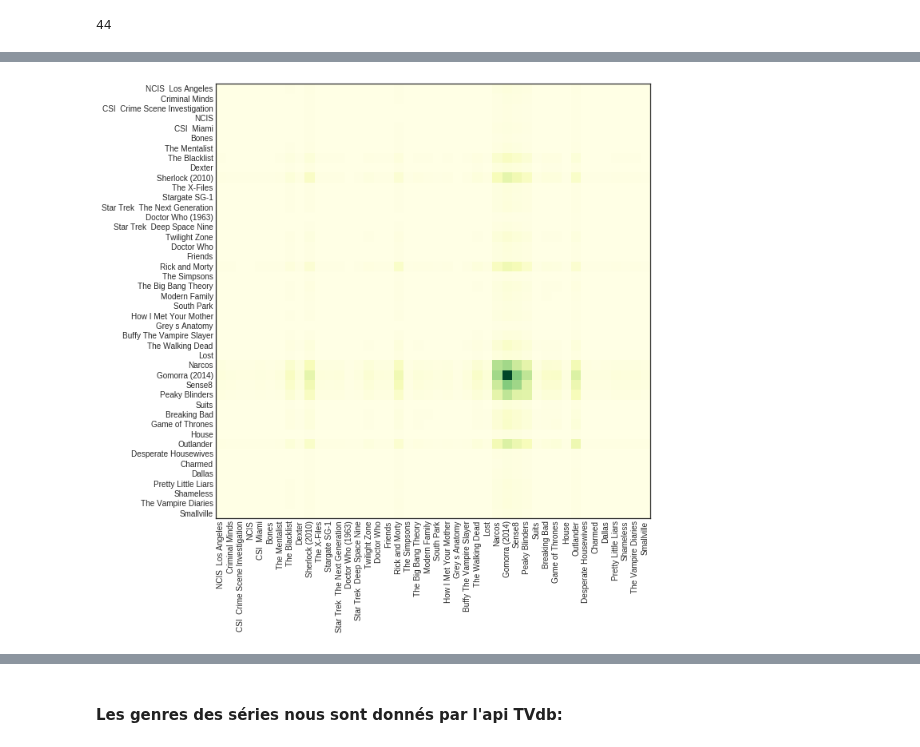
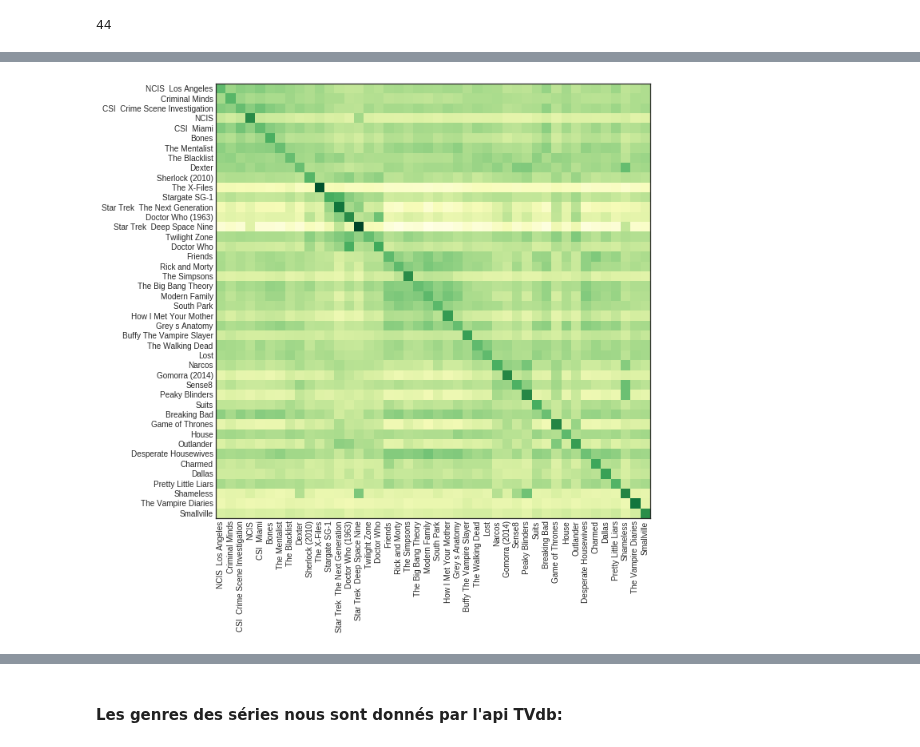
Before and after one commit to ismaelbonneau/movie_recommender, a Jupyter notebook: similarities.ipynb, the cells around one changed output, grey strips where cells are left out. Saved outputs shown, nothing was run; the diff lists cells and outputs as text; code cells hidden in the pictures.

```diff
--- a/similarities.ipynb
+++ b/similarities.ipynb
@@ -58,24 +125,10 @@ Nous construisons une matrice de similarité entre séries, de manière à indiq
 # %%
-tfidf_vect = TfidfVectorizer(analyzer='word', token_pattern=r'\w{1,}', max_features=1000)
+tfidf_vect = TfidfVectorizer(analyzer='word', token_pattern=r'\w{1,}', max_features=1000, min_df=3)
 x = tfidf_vect.fit(corpus)
 vec = tfidf_vect.transform(corpus)
+sim = cosine_similarity(vec)
+sim = normalize(sim, norm='l1', axis=0)
+
+printMatrice(sim, series)
+# %% [output]
+[figure, added]
-# %%
-sim = np.zeros((len(series), len(series)))
-
-for i in range(len(corpus)):
-    for j in range(len(corpus)):
-        dot = np.asscalar(vec[i].dot(vec[j].T).todense())
-        norm1 = np.asscalar(vec[i].dot(vec[i].T).todense())
-        norm2 = np.asscalar(vec[j].dot(vec[j].T).todense())
-        sim[i][j] += dot/(norm1 * norm2) #sim cosinus
-
-simvisualise = sim / np.sum(sim)
-sim = normalize(sim, norm='l1', axis=0)
-
-plt.figure(figsize=(10,10))
-plt.imshow(simvisualise, cmap='YlGn', interpolation='nearest')
-plt.xticks(range(len(corpus)), [" ".join(x.split("_")[1:]) for x in series], rotation='vertical')
-plt.yticks(range(len(corpus)), [" ".join(x.split("_")[1:]) for x in series])
-plt.show()
-# %% [output]
-[figure, removed]
```
Also changed, not shown: parts of 31 cells of this notebook, 4 other files.
